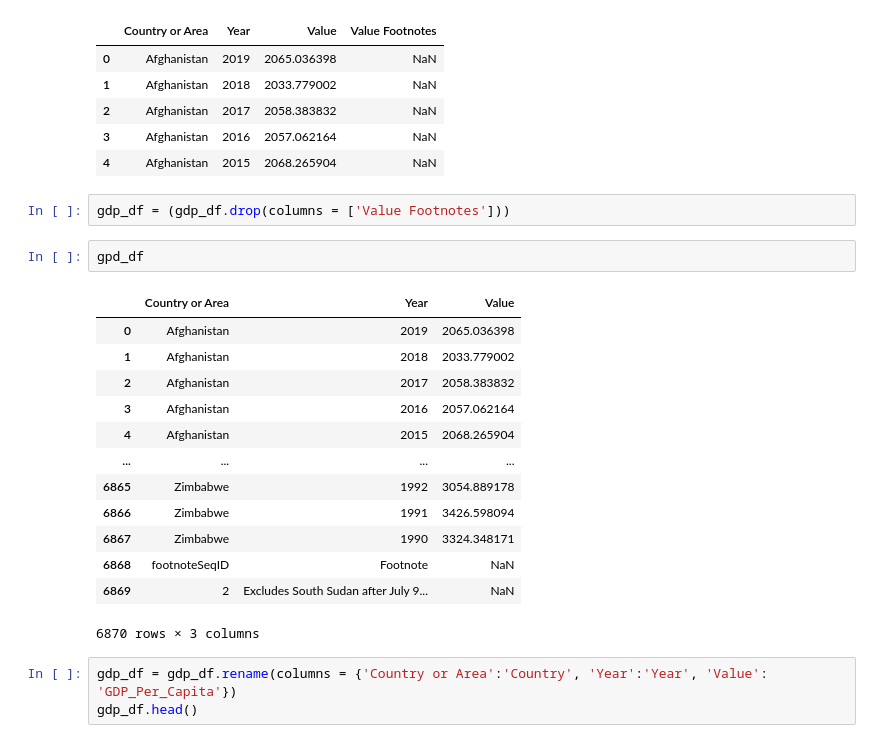
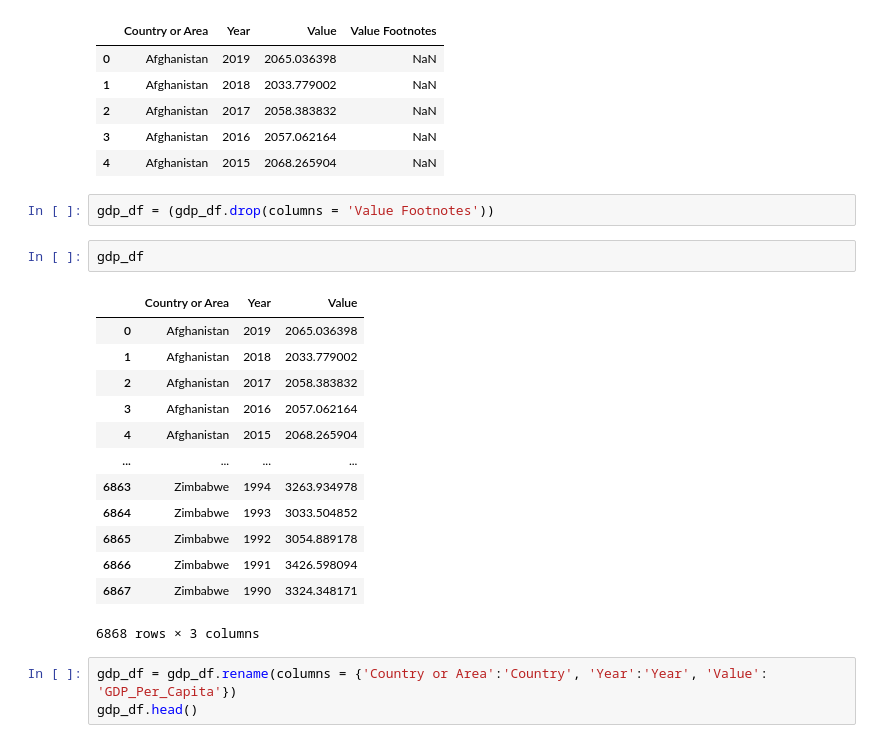
Before and after one commit to nss-data-science-cohort-6/un_data_question-michialm, a Jupyter notebook: notebooks/UN_Data_Exploration.ipynb, the cells around one changed output. Cells and saved outputs as stored; diff of their text form.

```diff
--- a/notebooks/UN_Data_Exploration.ipynb
+++ b/notebooks/UN_Data_Exploration.ipynb
@@ -67,23 +67,23 @@ gdp_df.head()
 | 3 | Afghanistan | 2016 | 2057.062164 | NaN |
 | 4 | Afghanistan | 2015 | 2068.265904 | NaN |
 # %%
-gdp_df = (gdp_df.drop(columns = ['Value Footnotes']))
+gdp_df = (gdp_df.drop(columns = 'Value Footnotes'))
 # %%
-gpd_df
+gdp_df
 # %% [output]
 |  | Country or Area | Year | Value |
 | 0 | Afghanistan | 2019 | 2065.036398 |
 | 1 | Afghanistan | 2018 | 2033.779002 |
 | 2 | Afghanistan | 2017 | 2058.383832 |
 | 3 | Afghanistan | 2016 | 2057.062164 |
 | 4 | Afghanistan | 2015 | 2068.265904 |
 | ... | ... | ... | ... |
+| 6863 | Zimbabwe | 1994 | 3263.934978 |
+| 6864 | Zimbabwe | 1993 | 3033.504852 |
 | 6865 | Zimbabwe | 1992 | 3054.889178 |
 | 6866 | Zimbabwe | 1991 | 3426.598094 |
 | 6867 | Zimbabwe | 1990 | 3324.348171 |
-| 6868 | footnoteSeqID | Footnote | NaN |
-| 6869 | 2 | Excludes South Sudan after July 9... | NaN |
-6870 rows × 3 columns
+6868 rows × 3 columns
 # %%
 gdp_df = gdp_df.rename(columns = {'Country or Area':'Country', 'Year':'Year', 'Value': 'GDP_Per_Capita'})
 gdp_df.head()
```
Also changed, not shown: parts of 28 cells of this notebook.
